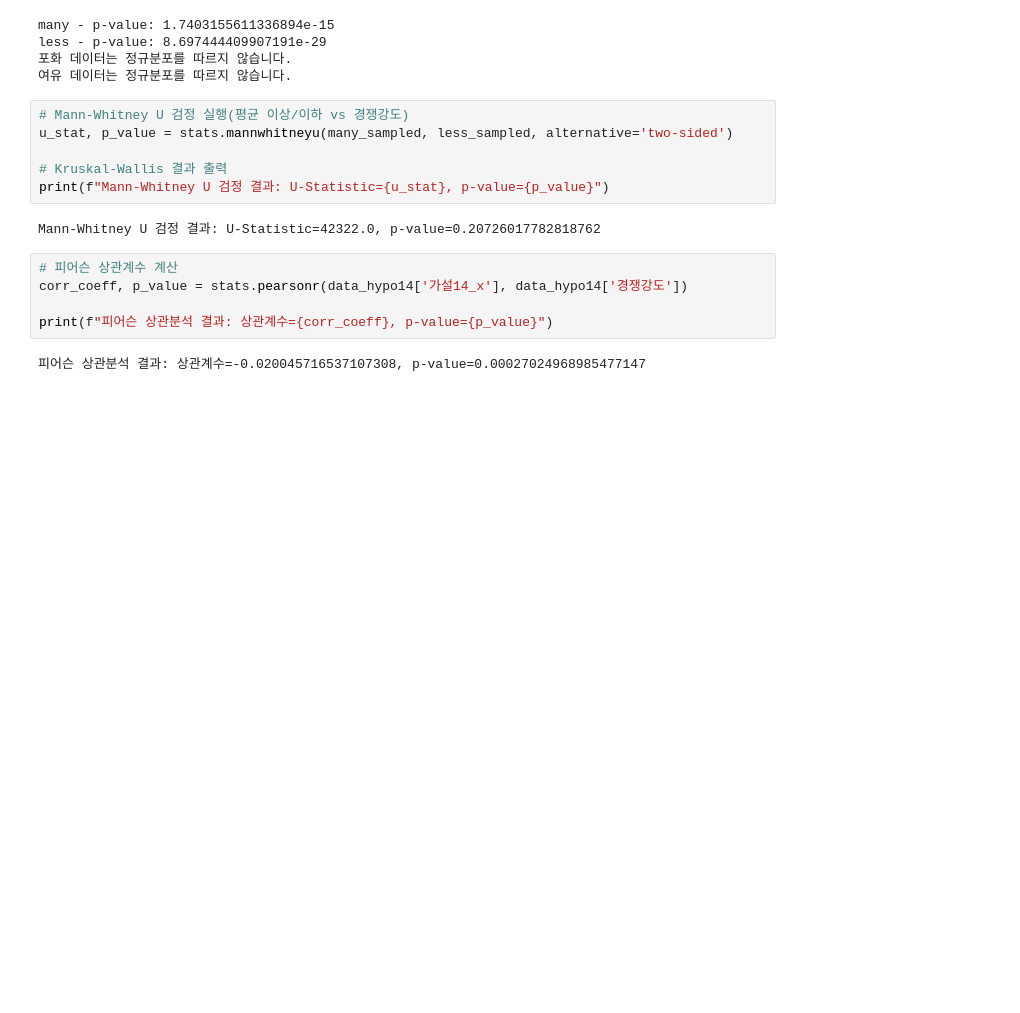
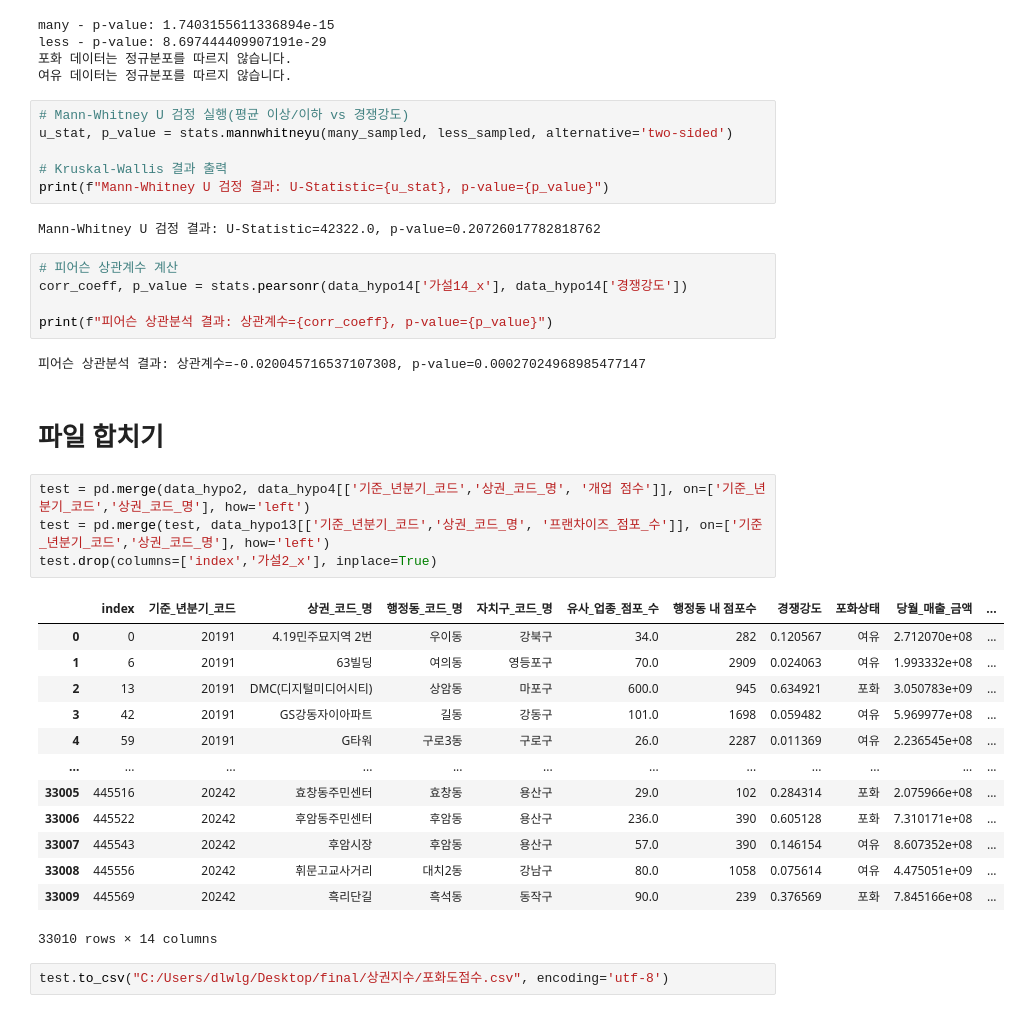
Before and after one commit to medici-bda10-sda/sda.final.project, a Jupyter notebook: 포화도.ipynb, the cells around one changed output. Drawn from its saved outputs; the diff is of its cells as text; blank space fills up the shorter version.

```diff
--- a/포화도.ipynb
+++ b/포화도.ipynb
@@ -2529,3 +2529,25 @@ corr_coeff, p_value = stats.pearsonr(data_hypo14['가설14_x'], data_hypo14['경
 print(f"피어슨 상관분석 결과: 상관계수={corr_coeff}, p-value={p_value}")
 # %% [output]
 피어슨 상관분석 결과: 상관계수=-0.020045716537107308, p-value=0.00027024968985477147
+# %% [markdown]
+# 파일 합치기
+# %%
+test = pd.merge(data_hypo2, data_hypo4[['기준_년분기_코드','상권_코드_명', '개업 점수']], on=['기준_년분기_코드','상권_코드_명'], how='left')
+test = pd.merge(test, data_hypo13[['기준_년분기_코드','상권_코드_명', '프랜차이즈_점포_수']], on=['기준_년분기_코드','상권_코드_명'], how='left')
+test.drop(columns=['index','가설2_x'], inplace=True)
+# %% [output]
+|  | index | 기준_년분기_코드 | 상권_코드_명 | 행정동_코드_명 | 자치구_코드_명 | 유사_업종_점포_수 | 행정동 내 점포수 | 경쟁강도 | 포화상태 | 당월_매출_금액 | ... |
+| 0 | 0 | 20191 | 4.19민주묘지역 2번 | 우이동 | 강북구 | 34.0 | 282 | 0.120567 | 여유 | 2.712070e+08 | ... |
+| 1 | 6 | 20191 | 63빌딩 | 여의동 | 영등포구 | 70.0 | 2909 | 0.024063 | 여유 | 1.993332e+08 | ... |
+| 2 | 13 | 20191 | DMC(디지털미디어시티) | 상암동 | 마포구 | 600.0 | 945 | 0.634921 | 포화 | 3.050783e+09 | ... |
+| 3 | 42 | 20191 | GS강동자이아파트 | 길동 | 강동구 | 101.0 | 1698 | 0.059482 | 여유 | 5.969977e+08 | ... |
+| 4 | 59 | 20191 | G타워 | 구로3동 | 구로구 | 26.0 | 2287 | 0.011369 | 여유 | 2.236545e+08 | ... |
+| ... | ... | ... | ... | ... | ... | ... | ... | ... | ... | ... | ... |
+| 33005 | 445516 | 20242 | 효창동주민센터 | 효창동 | 용산구 | 29.0 | 102 | 0.284314 | 포화 | 2.075966e+08 | ... |
+| 33006 | 445522 | 20242 | 후암동주민센터 | 후암동 | 용산구 | 236.0 | 390 | 0.605128 | 포화 | 7.310171e+08 | ... |
+| 33007 | 445543 | 20242 | 후암시장 | 후암동 | 용산구 | 57.0 | 390 | 0.146154 | 여유 | 8.607352e+08 | ... |
+| 33008 | 445556 | 20242 | 휘문고교사거리 | 대치2동 | 강남구 | 80.0 | 1058 | 0.075614 | 여유 | 4.475051e+09 | ... |
+| 33009 | 445569 | 20242 | 흑리단길 | 흑석동 | 동작구 | 90.0 | 239 | 0.376569 | 포화 | 7.845166e+08 | ... |
+33010 rows × 14 columns
+# %%
+test.to_csv("C:/Users/dlwlg/Desktop/final/상권지수/포화도점수.csv", encoding='utf-8')
```
Also changed, not shown: 1 other file.
